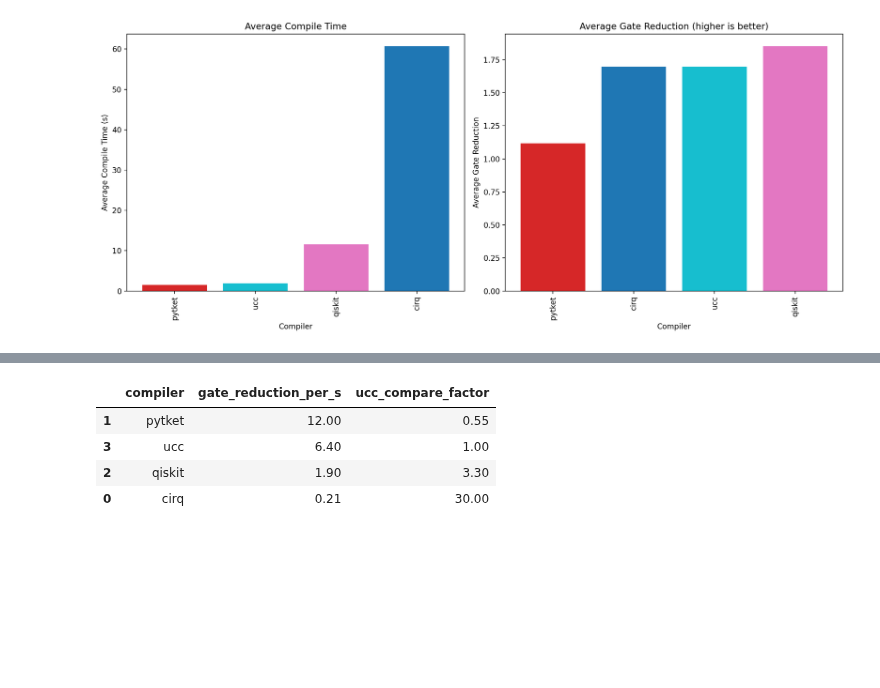
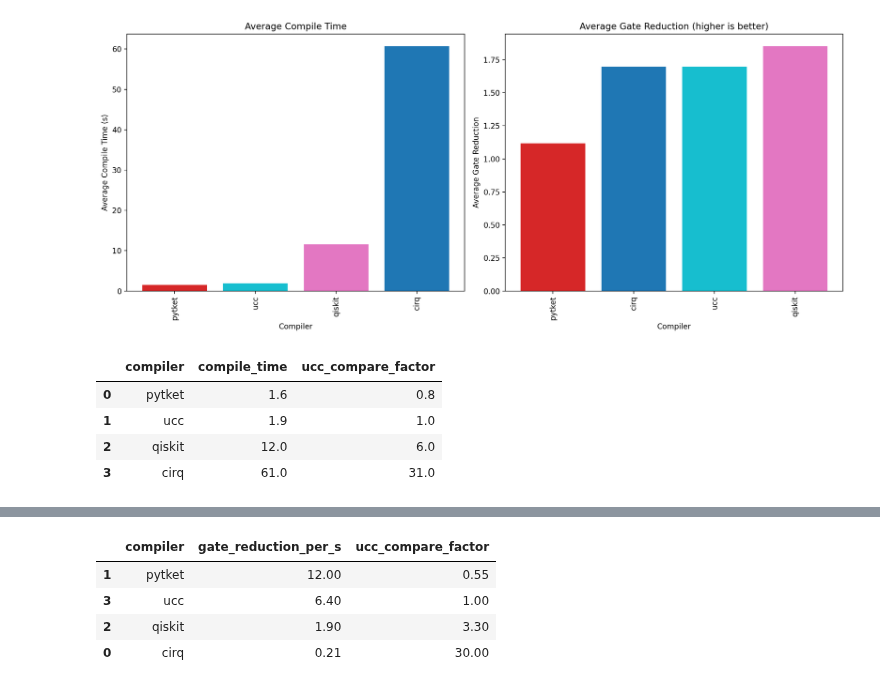
Before and after one commit to xs-es/ucc, a Jupyter notebook: benchmarks/ucc_benchmarks.ipynb, the cells around one changed output, grey strips where cells are left out. Saved outputs shown, nothing was run; the diff lists cells and outputs as text; code cells hidden in the pictures; blank space fills up the shorter version.

Commit message:
Add additional time compare factor for benchmarks

```diff
--- a/benchmarks/ucc_benchmarks.ipynb
+++ b/benchmarks/ucc_benchmarks.ipynb
@@ -318,6 +318,36 @@ plt.tight_layout()
 plt.show()
 # %% [output]
 [figure]
+# %%
+# Function to round to 3 significant figures
+def round_to_sigfigs(x, sigfigs=2):
+    if isinstance(x, (int, float)):  # Check if the value is numerical
+        return round(x, sigfigs - int(np.floor(np.log10(abs(x)))) - 1) if x != 0 else 0
+    return x  # Return non-numerical values as-is
+
+# Create a new DataFrame with compile_time data
+factor_df = pd.DataFrame(avg_compile_time).reset_index()
+
+# Get the UCC compile time
+ucc_factor = factor_df[factor_df.compiler == "ucc"]["compile_time"]
+
+# Calculate the comparison factor (UCC compile time divided by other compilers)
+factor_df['ucc_compare_factor'] =  factor_df["compile_time"] / ucc_factor.iloc[0]
+
+# Apply rounding to 3 significant figures
+rounded_df = factor_df.map(round_to_sigfigs)
+
+# Sort the DataFrame by the comparison factor
+rounded_df = rounded_df.sort_values(by='ucc_compare_factor')
+
+# Display the sorted, rounded DataFrame
+rounded_df
+# %% [output]
+|  | compiler | compile_time | ucc_compare_factor |
+| 0 | pytket | 1.6 | 0.8 |
+| 1 | ucc | 1.9 | 1.0 |
+| 2 | qiskit | 12.0 | 6.0 |
+| 3 | cirq | 61.0 | 31.0 |
 # %%
 # Create a separate figure for average gate reduction per second
 fig, ax = plt.subplots(figsize=(5, 4))  # Adjust size to be smaller
```
Also changed, not shown: parts of 2 cells of this notebook.
